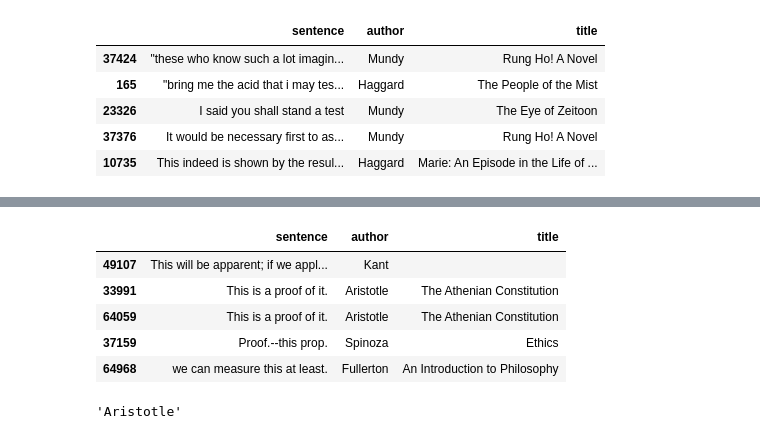
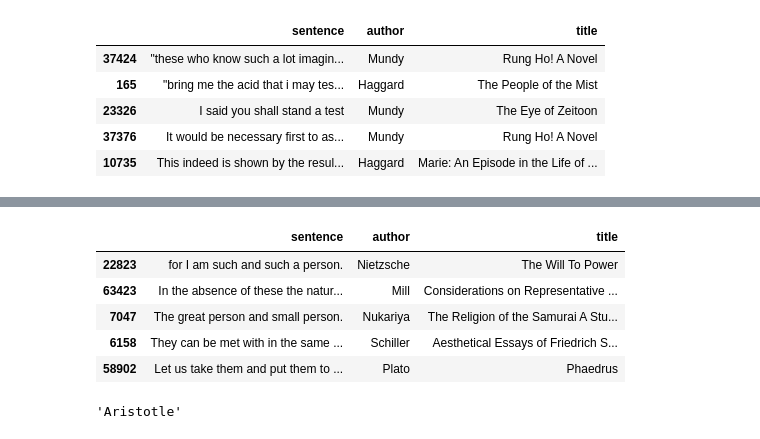
Before and after one commit to bledem/nlp_recommend, a Jupyter notebook: notebooks/recommendations/recommendation_deploy-new_dataset.ipynb, the cells around one changed output, grey strips where cells are left out. Drawn from its saved outputs; the diff is of its cells as text; code cells hidden in the pictures.

```diff
--- a/notebooks/recommendations/recommendation_deploy-new_dataset.ipynb
+++ b/notebooks/recommendations/recommendation_deploy-new_dataset.ipynb
@@ -18,6 +18,9 @@ import matplotlib.pyplot as plt
 from sklearn.metrics.pairwise import cosine_similarity
 
 import sys
-sys.path.insert(0, '/home/bettyld/PJ/Documents/NLP_PJ/nlp_recommend')
+root_dir = '/Users/10972/Documents/NLP_PJ'
+# sys.path.insert(0, '/home/bettyld/PJ/Documents/NLP_PJ/nlp_recommend')
+sys.path.insert(0, os.path.join(root_dir,'nlp_recommend'))
+
 from nlp_recommend.utils.utils import rerank
 # %% [output]
@@ -56,7 +63,7 @@ See the caveats in the documentation: https://pandas.pydata.org/pandas-docs/stab
 | 5052 | We must pass the gates but the re... | Haggard | The People of the Mist | [must, pas, gate, real, pierre, m... | we must pass the gates but the re... |
 # %%
 test_sentence = 'I am beautiful flower today'
-weight_dir = '/home/bettyld/PJ/Documents/NLP_PJ/training'
+weight_dir = os.path.join(root_dir,'training')
 dataset_path = os.path.join(weight_dir, 'dataset')
 
 os.makedirs(os.path.join(weight_dir, 'weights', DATASET), exist_ok=True)
@@ -640,7 +650,7 @@ import dill
 import os
 
 # model_adv = dill.load(open(os.path.join(weight_dir, f'models/{DATASET}_container_light.pkl'), 'rb'))
-model_adv = dill.load(open(os.path.join(weight_dir, f'models/philosophy_container_light.pkl'), 'rb'))
+model_adv = dill.load(open(os.path.join(weight_dir, f'models/philosophy_container_verylight.pkl'), 'rb'))
 # %%
 text = 'this is a test'
 best_index = model_adv.model.predict(text, topk=5)
@@ -652,13 +679,13 @@ model_adv.cls.match_filter(text, [best_index[0]])
 # %%
-df_res, _ = model_adv.warper.predict(model_adv.model, 'this is a test', topk=5)
+df_res, _ = model_adv.warper.predict(model_adv.model, 'this is not a test dummy person', topk=5)
 df_res
 # %% [output]
 |  | sentence | author | title |
-| 49107 | This will be apparent; if we appl... | Kant |  |
-| 33991 | This is a proof of it. | Aristotle | The Athenian Constitution |
-| 64059 | This is a proof of it. | Aristotle | The Athenian Constitution |
-| 37159 | Proof.--this prop. | Spinoza | Ethics |
-| 64968 | we can measure this at least. | Fullerton | An Introduction to Philosophy |
+| 22823 | for I am such and such a person. | Nietzsche | The Will To Power |
+| 63423 | In the absence of these the natur... | Mill | Considerations on Representative ... |
+| 7047 | The great person and small person. | Nukariya | The Religion of the Samurai A Stu... |
+| 6158 | They can be met with in the same ... | Schiller | Aesthetical Essays of Friedrich S... |
+| 58902 | Let us take them and put them to ... | Plato | Phaedrus |
 # %%
 df_res.loc[df_res.title == 'The Athenian Constitution', 'author'].values[0]
 # %% [output]
```
Also changed, not shown: parts of 4 cells of this notebook, 47 other files.
